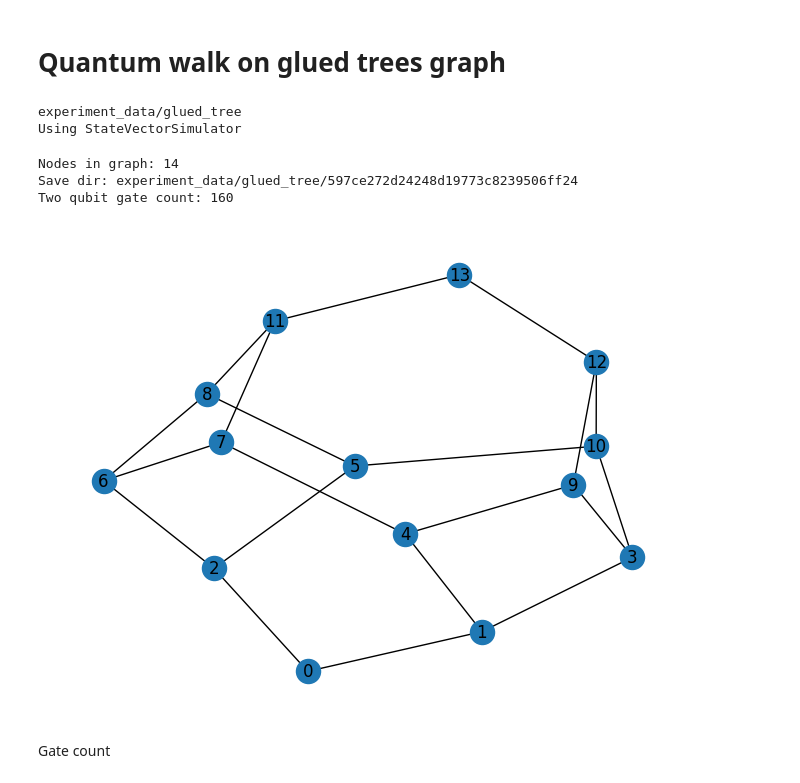
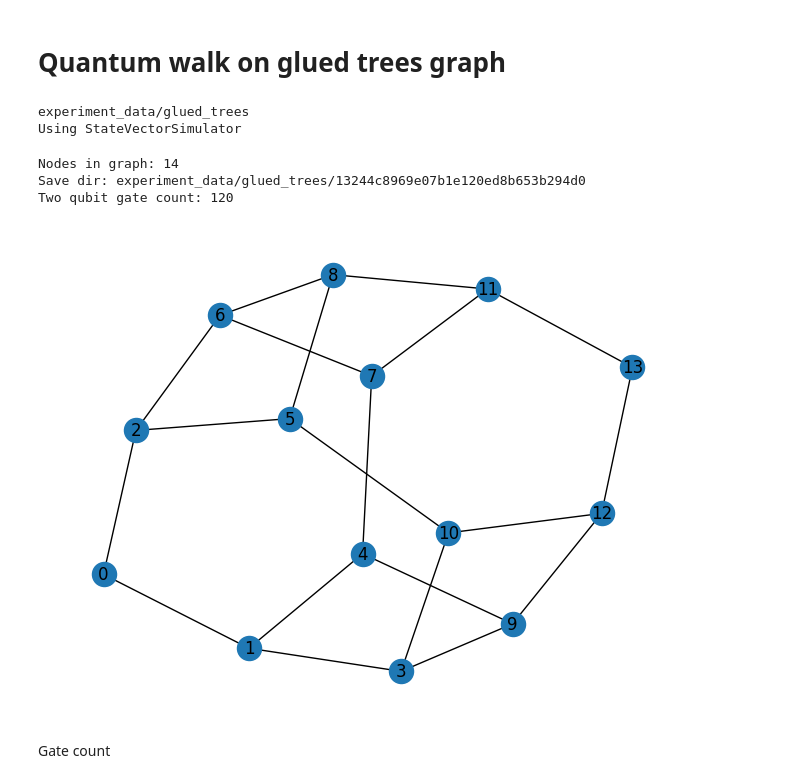
Before and after one commit to jiaqileng/hamiltonian-embedding, a Jupyter notebook: ionq_experiments.ipynb, the cells around one changed output. Cells and saved outputs as stored; diff of their text form; code cells hidden in the pictures.

```diff
--- a/ionq_experiments.ipynb
+++ b/ionq_experiments.ipynb
@@ -655,0 +1210,12 @@ def tv_dist_err(freq_true, freq_sampled, num_samples):
+# %%
+sim_freq_normalized = np.zeros_like(sim_freq)
+for i in range(num_time_points):
+    if np.sum(sim_freq[i]) > 0:
+        sim_freq_normalized[i] = sim_freq[i] / np.sum(sim_freq[i])
+
+ionq_freq_normalized = np.zeros_like(ionq_freq)
+for i in range(num_time_points):
+    if np.sum(ionq_freq[i]) > 0:
+        ionq_freq_normalized[i] = ionq_freq[i] / np.sum(ionq_freq[i])
+
+num_samples_subspace_ionq = np.sum(ionq_freq, axis=1) * num_shots
@@ -655,0 +1267,26 @@ def tv_dist_err(freq_true, freq_sampled, num_samples):
+# %%
+labels = ["Ideal", "Simulator", "IonQ"]
+
+fig, axs = plt.subplots(1, len(labels), constrained_layout=True, facecolor="white", figsize=(8,4))
+
+max_prob = max(np.max(ideal_dist), np.max(sim_freq_normalized), np.max(ionq_freq_normalized))
+im = axs[0].matshow(ideal_dist.T, vmin=0, vmax=max_prob)
+axs[1].matshow(sim_freq_normalized.T, vmin=0, vmax=max_prob)
+axs[2].matshow(ionq_freq_normalized.T, vmin=0, vmax=max_prob)
+
+aspect = 2
+
+for i in range(len(labels)):
+    axs[i].set_aspect(aspect)
+
+    axs[i].set_ylabel("Vertex")
+    axs[i].set_yticks(np.arange(ideal_dist.shape[1])[::1])
+    axs[i].set_yticklabels(np.arange(ideal_dist.shape[1])[::1])
+    axs[i].set_title(labels[i])
+
+    axs[i].set_xticks(np.arange(ideal_dist.shape[0])[::6])
+    axs[i].set_xticklabels([str(round(float(label), 3)) for label in t_vals[::6]])
+
+fig.colorbar(im, ax=axs.ravel().tolist())
+fig.suptitle("Quantum walk on binary tree")
+plt.show()
@@ -657,7 +1296,7 @@ def tv_dist_err(freq_true, freq_sampled, num_samples):
 # Quantum walk on glued trees graph
 # %%
 DATA_DIR = "experiment_data"
-TASK_DIR = "glued_tree"
+TASK_DIR = "glued_trees"
 
 CURR_DIR = DATA_DIR
 check_and_make_dir(CURR_DIR)
@@ -677,7 +1316,7 @@ else:
 
     print(f"Using {device.name}")
 # %% [output]
-experiment_data/glued_tree
+experiment_data/glued_trees
 Using StateVectorSimulator
 # %%
 def get_glued_tree(n):
@@ -724,7 +1363,7 @@ codewords = get_codewords_1d(n, encoding, periodic=False)
 bitstrings = get_bitstrings(N, dimension, encoding)
 
 T = 2
-r = 4
+r = 3
 
 num_time_points = 11
 t_vals = np.linspace(0, T, num_time_points)
@@ -740,37 +1379,37 @@ if use_error_mitigation:
 experiment_info = {
     "N": N,
     "dimension": dimension,
     "encoding": encoding,
     "T": T,
     "num_time_points": num_time_points,
     "r": r,
     "num_shots": num_shots,
     "vertex": vertex,
     "use_error_mitigation": use_error_mitigation,
 }
 
 hash_str = hashlib.md5(json.dumps(experiment_info).encode("utf-8")).hexdigest()
 SAVE_DIR = join(CURR_DIR, hash_str)
 check_and_make_dir(SAVE_DIR)
 print("Save dir:", SAVE_DIR)
 
 with open(join(SAVE_DIR, "experiment_info.json"), "w") as f:
     json.dump(experiment_info, f)
     f.close()
 
 graph = get_glued_tree(glued_tree_height)
 
 nx.draw(graph, with_labels=True)
 A = nx.adjacency_matrix(graph, nodelist=sorted(graph.nodes()))
 
 print("Two qubit gate count:", graph.size() * r * 2)
 
-qpu_job_ids_filename = f'job_ids_qpu.json'
+qpu_job_ids_filename = 'job_ids_qpu.json'
 # %% [output]
 Nodes in graph: 14
-Save dir: experiment_data/glued_tree/597ce272d24248d19773c8239506ff24
-Two qubit gate count: 160
+Save dir: experiment_data/glued_trees/13244c8969e07b1e120ed8b653b294d0
+Two qubit gate count: 120
-[figure, old version]
+[figure, new version]
 # %% [markdown]
 Gate count
 # %%
```
Also changed, not shown: parts of 52 cells of this notebook, 11 other files.
